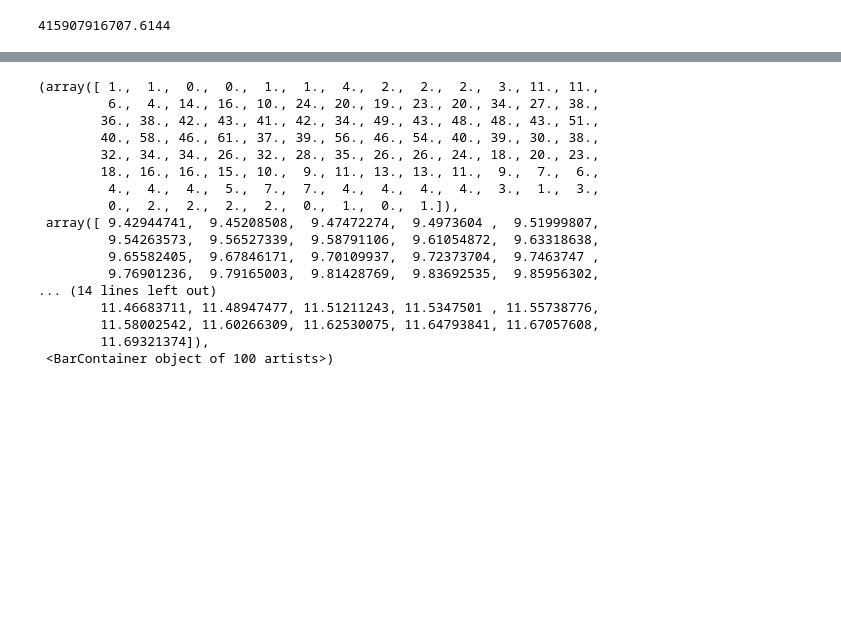
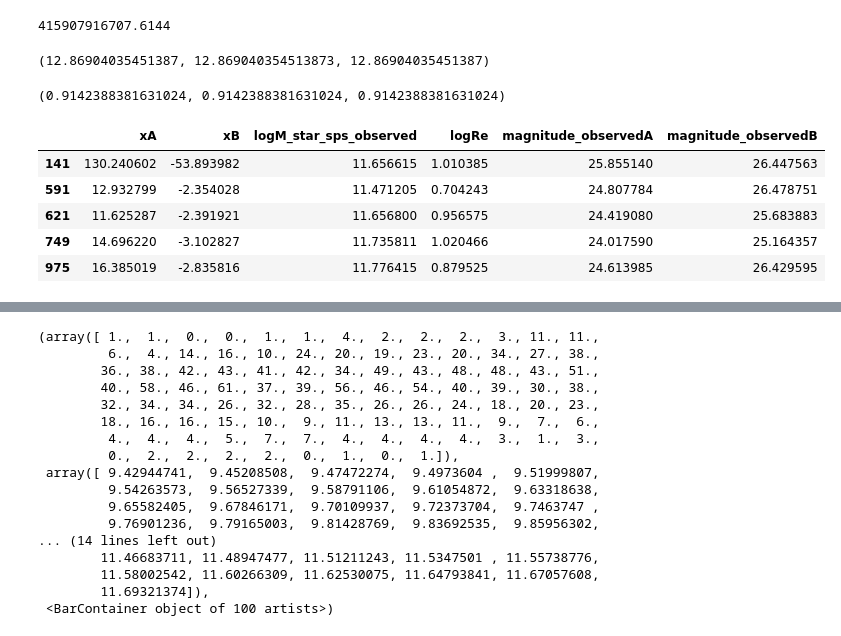
Before and after one commit to zheshishuoshuo/sl_inference_3Dinfer_hdf5_server, a Jupyter notebook: test_notebook/check_mock.ipynb, the cells around one changed output, grey strips where cells are left out. Saved outputs shown, nothing was run; the diff lists cells and outputs as text; code cells hidden in the pictures; blank space fills up the shorter version.

Commit message:
fix seed

```diff
--- a/test_notebook/check_mock.ipynb
+++ b/test_notebook/check_mock.ipynb
@@ -281,4 +281,4 @@ np.max(df_lens["logMh5"])
 # %% [output]
 415907916707.6144
 # %%
-df_lens, mock_lens_data, mock_observed_data, samples = run_mock_simulation(500000, nbkg=4e-4, process=10, if_source=True)
+df_lens, mock_lens_data, mock_observed_data, samples = run_mock_simulation(1000, nbkg=4e-4, process=10, if_source=True, seed=42)
@@ -285 +289,18 @@ df_lens, mock_lens_data, mock_observed_data, samples = run_mock_simulation(50000
+# %%
+np.mean(df_lens['logM_halo']), np.mean(df_lens1['logM_halo']), np.mean(df_lens2['logM_halo'])
+# %% [output]
+(12.86904035451387, 12.869040354513873, 12.86904035451387)
+# %%
+np.mean(mock_observed_data["logRe"]), np.mean(mock_observed_data1["logRe"]), np.mean(mock_observed_data2["logRe"])
+# %% [output]
+(0.9142388381631024, 0.9142388381631024, 0.9142388381631024)
+# %%
+mock_observed_data
+# %% [output]
+|  | xA | xB | logM_star_sps_observed | logRe | magnitude_observedA | magnitude_observedB |
+| 141 | 130.240602 | -53.893982 | 11.656615 | 1.010385 | 25.855140 | 26.447563 |
+| 591 | 12.932799 | -2.354028 | 11.471205 | 0.704243 | 24.807784 | 26.478751 |
+| 621 | 11.625287 | -2.391921 | 11.656800 | 0.956575 | 24.419080 | 25.683883 |
+| 749 | 14.696220 | -3.102827 | 11.735811 | 1.020466 | 24.017590 | 25.164357 |
+| 975 | 16.385019 | -2.835816 | 11.776415 | 0.879525 | 24.613985 | 26.429595 |
 # %%
```
Also changed, not shown: parts of 4 cells of this notebook, 1 other file.
